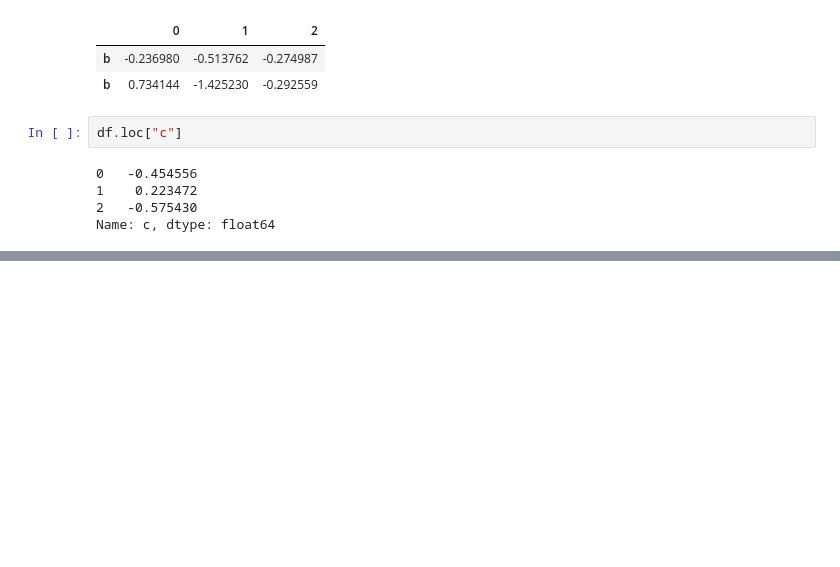
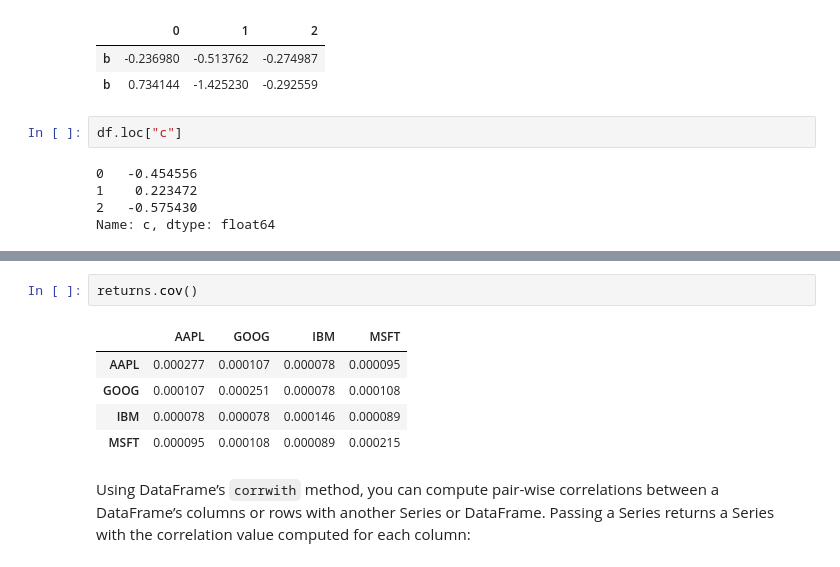
Before and after one commit to TimLinkous/McKinneyBook, a Jupyter notebook: Chapter5/Starter.ipynb, the cells around one changed output, grey strips where cells are left out. Drawn from its saved outputs; the diff is of its cells as text; blank space fills up the shorter version.

```diff
--- a/Chapter5/Starter.ipynb
+++ b/Chapter5/Starter.ipynb
@@ -1739,0 +1889,10 @@ Name: c, dtype: float64
+# %%
+returns.cov()
+# %% [output]
+|  | AAPL | GOOG | IBM | MSFT |
+| AAPL | 0.000277 | 0.000107 | 0.000078 | 0.000095 |
+| GOOG | 0.000107 | 0.000251 | 0.000078 | 0.000108 |
+| IBM | 0.000078 | 0.000078 | 0.000146 | 0.000089 |
+| MSFT | 0.000095 | 0.000108 | 0.000089 | 0.000215 |
+# %% [markdown]
+Using DataFrame’s `corrwith` method, you can compute pair-wise correlations between a DataFrame’s columns or rows with another Series or DataFrame. Passing a Series returns a Series with the correlation value computed for each column:
```
Also changed, not shown: parts of 53 cells of this notebook, 2 other files.
